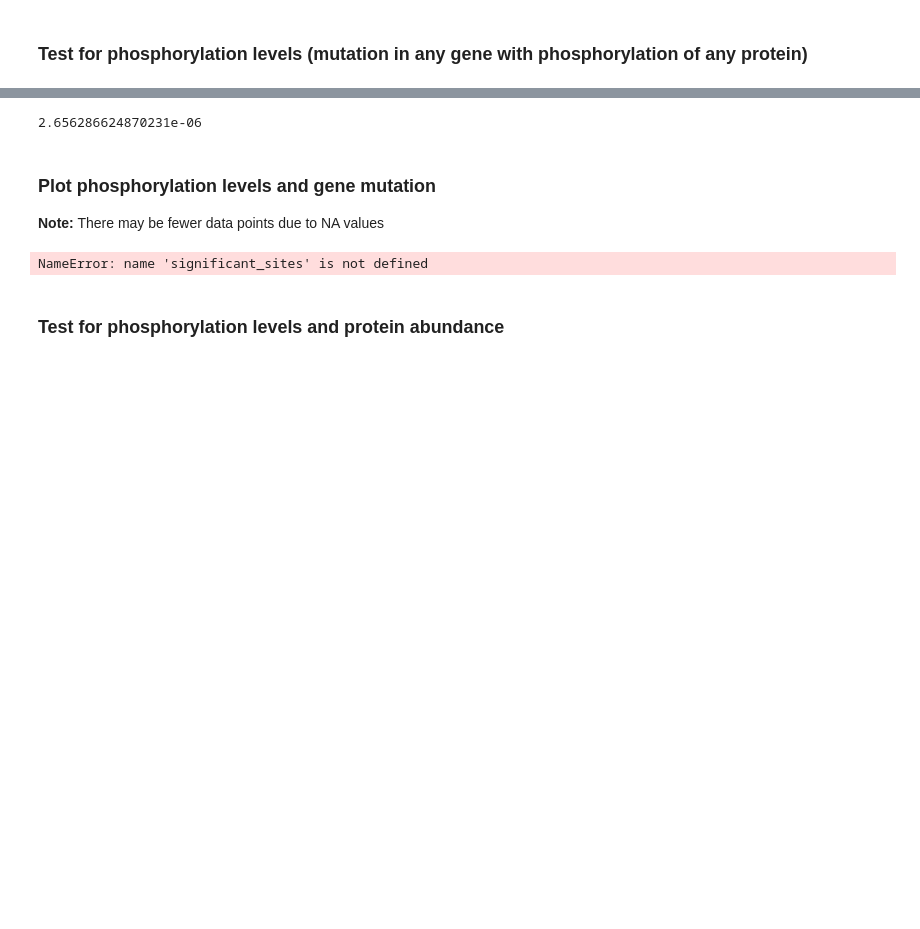
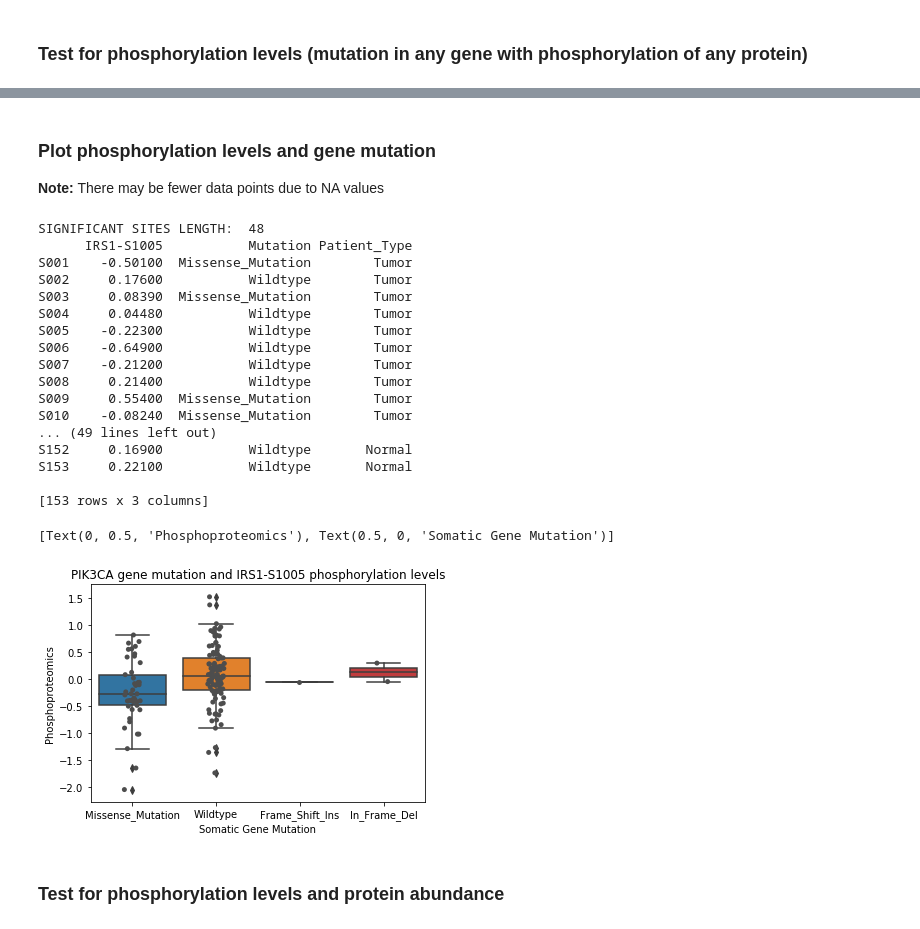
Before and after one commit to PayneLab/UCEC-clinical-stat-analysis, a Jupyter notebook: Protein_Notebooks/PIK3CA/Interacting_Proteins.ipynb, the cells around one changed output, grey strips where cells are left out. Drawn from its saved outputs; the diff is of its cells as text; code cells hidden in the pictures; blank space fills up the shorter version.

```diff
--- a/Protein_Notebooks/PIK3CA/Interacting_Proteins.ipynb
+++ b/Protein_Notebooks/PIK3CA/Interacting_Proteins.ipynb
@@ -101,14 +91,11 @@ for protein in phosProtList:
                 sitedf = CPTAC.compare_mutations(phos, site, gene)
                 mutateddf = sitedf.loc[sitedf['Mutation'] != 'Wildtype'].dropna(axis=0)
                 wtdf = sitedf.loc[sitedf['Mutation'] == 'Wildtype'].dropna(axis=0)
-                #print(mutateddf)
                 ttest = scipy.stats.ttest_ind(mutateddf[site], wtdf[site])
                 p_values.append(ttest[1])
                 site_names.append(site)
 
-#print(p_values)
-p_values = [x for x in p_values if str(x) != 'nan']
-#print(p_values)
+
 
 #We need to remove all 'nan' p-values and their corresponding site names before passing it in for the fdr correction
 indexesToRemove=[]
@@ -120,14 +107,12 @@ for index in range(0, len(p_values)):
 for rem in range( len(indexesToRemove)-1, -1, -1):
     p_values.pop(indexesToRemove[rem])
     site_names.pop(indexesToRemove[rem])
-
 #p_values and site names have now had all entries removed where the corresponding p-value is 'nan'
 
 
-areSignificant = statsmodels.stats.multitest.fdrcorrection(p_values)[0]
+pvalues = statsmodels.stats.multitest.fdrcorrection(p_values,alpha=0.05, method='indep')[1]
+areSignificant = statsmodels.stats.multitest.fdrcorrection(p_values,alpha=0.05, method='indep')[0]
 
-pvalues = statsmodels.stats.multitest.fdrcorrection(p_values)[1]
-#print(pvalues)
 significant_sites = np.array(site_names)[np.array(areSignificant)]
 significant_pvalues = np.array(pvalues)[np.array(areSignificant)]
 
@@ -141,28 +144,46 @@ IndexError: boolean index did not match indexed array along dimension 0; dimensi
-# %%
-print(p_values[2])
-# %% [output]
-2.656286624870231e-06
 # %% [markdown]
 ### Plot phosphorylation levels and gene mutation
 <b>Note:</b> There may be fewer data points due to NA values
 # %%
 #Specify the gene and the site; you may use a string to specify the site or reference the significant results above
 gene = 'PIK3CA'
 site = significant_sites[0]
+print("SIGNIFICANT SITES LENGTH: ", len(significant_sites))
+
+#print(somatic_mutations)
 
 #Build the dataframe for plotting
-#print(somatic_mutations)
+#genedf = somatic_mutations[gene].to_frame()
 genedf = CPTAC.compare_mutations(phos, site, gene)
-#print(genedf)
-sites = phos.filter(regex=site)
+
+print(genedf)
+#sites = phos.filter(regex=site)
 #genedf = genedf.add(sites, fill_value=0)
 
-phos_boxplot = sns.boxplot(data=genedf, x='Mutation' ,y=site)
+phos_boxplot = sns.boxplot(data=genedf, x="Mutation" ,y=site)
 phos_boxplot.set_title(gene + " gene mutation and " + site + " phosphorylation levels")
-phos_boxplot = sns.stripplot(data=genedf, x='Mutation', y=site,jitter=True, color=".3")
+phos_boxplot = sns.stripplot(data=genedf, x="Mutation", y=site,jitter=True, color=".3")
 phos_boxplot.set(xlabel="Somatic Gene Mutation",ylabel="Phosphoproteomics")
 # %% [output]
-NameError: name 'significant_sites' is not defined
+SIGNIFICANT SITES LENGTH:  48
+      IRS1-S1005           Mutation Patient_Type
+S001    -0.50100  Missense_Mutation        Tumor
+S002     0.17600           Wildtype        Tumor
+S003     0.08390  Missense_Mutation        Tumor
+S004     0.04480           Wildtype        Tumor
+S005    -0.22300           Wildtype        Tumor
+S006    -0.64900           Wildtype        Tumor
+S007    -0.21200           Wildtype        Tumor
+S008     0.21400           Wildtype        Tumor
+S009     0.55400  Missense_Mutation        Tumor
+S010    -0.08240  Missense_Mutation        Tumor
+... (49 lines left out)
+S152     0.16900           Wildtype       Normal
+S153     0.22100           Wildtype       Normal
+
+[153 rows x 3 columns]
+[Text(0, 0.5, 'Phosphoproteomics'), Text(0.5, 0, 'Somatic Gene Mutation')]
+[figure, added]
 # %% [markdown]
 ### Test for phosphorylation levels and protein abundance
 # %%
```
Also changed, not shown: parts of 4 cells of this notebook.
